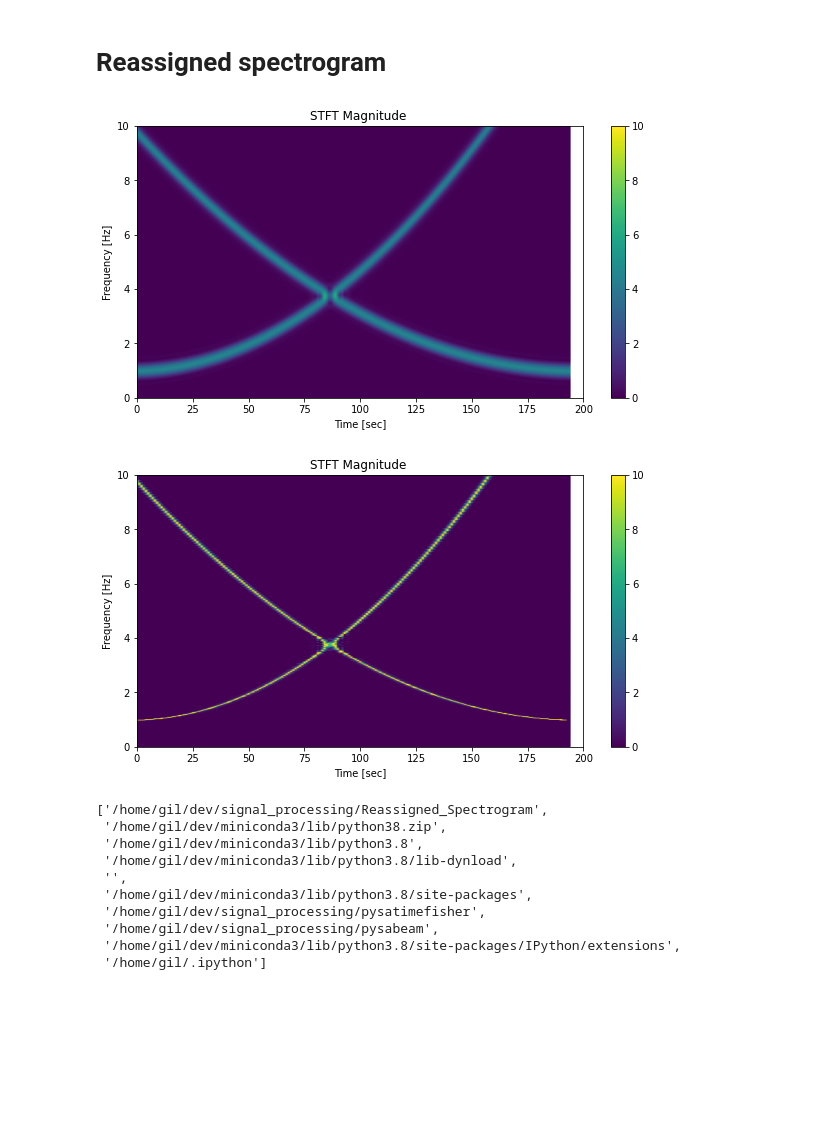
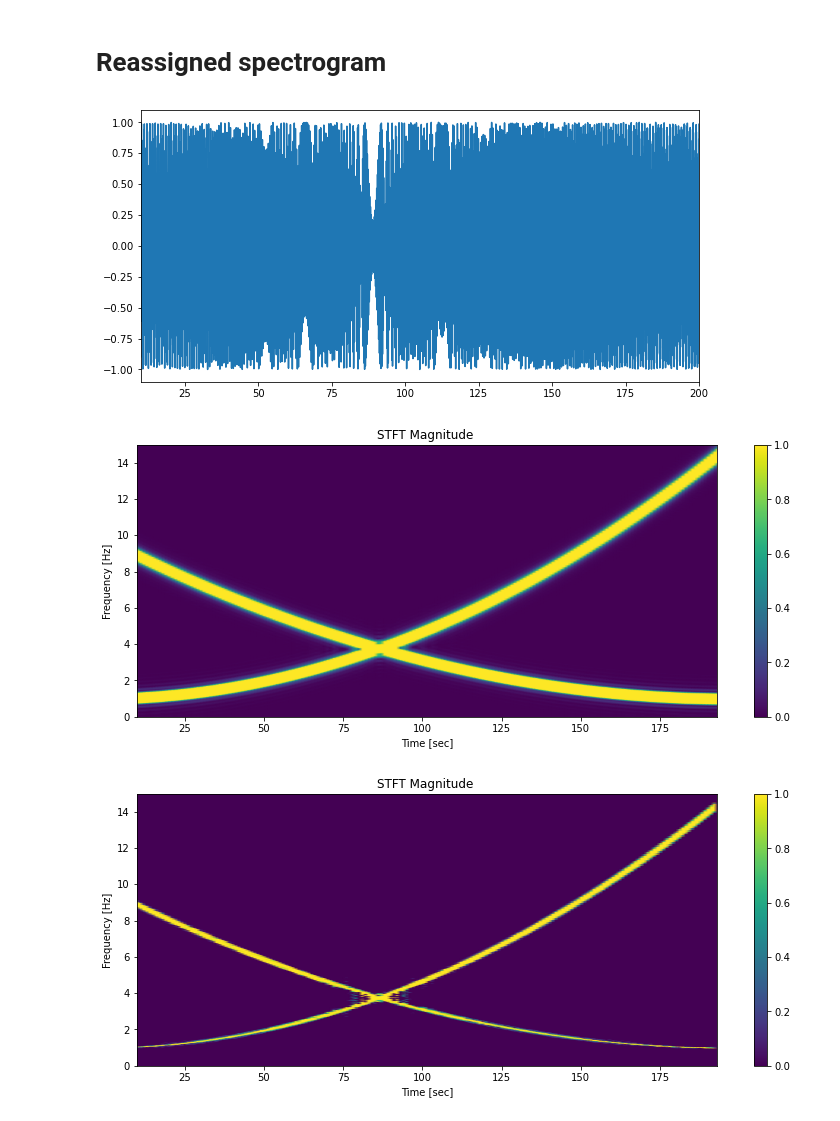
Before and after one commit to Gilaverbuch/Reassigned_Spectrogram, a Jupyter notebook: Reassigned Spectrogram.ipynb, the cells around one changed output. Cells and saved outputs as stored; diff of their text form; code cells hidden in the pictures; blank space fills up the shorter version.

Commit message:
add plt_results

```diff
--- a/Reassigned Spectrogram.ipynb
+++ b/Reassigned Spectrogram.ipynb
@@ -11,40 +11,11 @@ time = np.arange(0,total_time, dt)
 
 # choose signal
 signal_ = sine_sum_signal(time, 3, 2, dt)
-# signal_ = chirp_signal(time, 1, 10, dt)
+signal_ = chirp_signal(time, 1, 10, dt)
 # %%
 w_ = 5
-fft_len_ = w_*8
+fft_len_ = 30 #need to be at lest twice as long
 overlap_ = 0.8
 lim_amp = 1
 F_S, Z_reassigned, CIF_1, LGD_1, freq, time_new = nelson_reassigned(signal_, w_, fft_len_, overlap_,
                                                                                     0, 20, lim_amp)
-# %%
-pos = 1500
-amp = 1e1
-XX = np.abs(F_S[:pos,:])
-plt.figure(figsize=(10,5))
-plt.pcolormesh(time_new,freq[:pos], XX, vmin=0, vmax=np.max(XX)/1, shading='gouraud')
-plt.title('STFT Magnitude ')
-plt.ylabel('Frequency [Hz]')
-plt.xlabel('Time [sec]')
-plt.ylim(0,10)
-plt.xlim([0,total_time])
-plt.clim([0,amp])
-plt.colorbar()
-plt.show()
-
-XX = np.abs(Z_reassigned[:pos,:])
-plt.figure(figsize=(10,5))
-plt.pcolormesh(time_new,freq[:pos], XX, vmin=0, vmax=np.max(XX)/1, shading='gouraud')
-plt.title('STFT Magnitude ')
-plt.ylabel('Frequency [Hz]')
-plt.xlabel('Time [sec]')
-plt.ylim(0,10)
-plt.xlim([0,total_time])
-plt.clim([0,amp])
-plt.colorbar()
-plt.show()
-# %% [output]
-[figure, removed]
-[figure, removed]
@@ -53,13 +22,11 @@ import sys
-# %%
-sys.path
-# %% [output]
-['/home/gil/dev/signal_processing/Reassigned_Spectrogram',
- '/home/gil/dev/miniconda3/lib/python38.zip',
- '/home/gil/dev/miniconda3/lib/python3.8',
- '/home/gil/dev/miniconda3/lib/python3.8/lib-dynload',
- '',
- '/home/gil/dev/miniconda3/lib/python3.8/site-packages',
- '/home/gil/dev/signal_processing/pysatimefisher',
- '/home/gil/dev/signal_processing/pysabeam',
- '/home/gil/dev/miniconda3/lib/python3.8/site-packages/IPython/extensions',
- '/home/gil/.ipython']
+# %%
+tmin = 10
+tmax = 200
+fmin = 0
+fmax = 15
+amp = 1
+plt_results(signal_, F_S, Z_reassigned, freq, time, time_new, tmin, tmax, fmin, fmax, amp)
+# %% [output]
+[figure, added]
+[figure, added]
+[figure, added]
```
Also changed, not shown: parts of 2 cells of this notebook, 2 other files.
